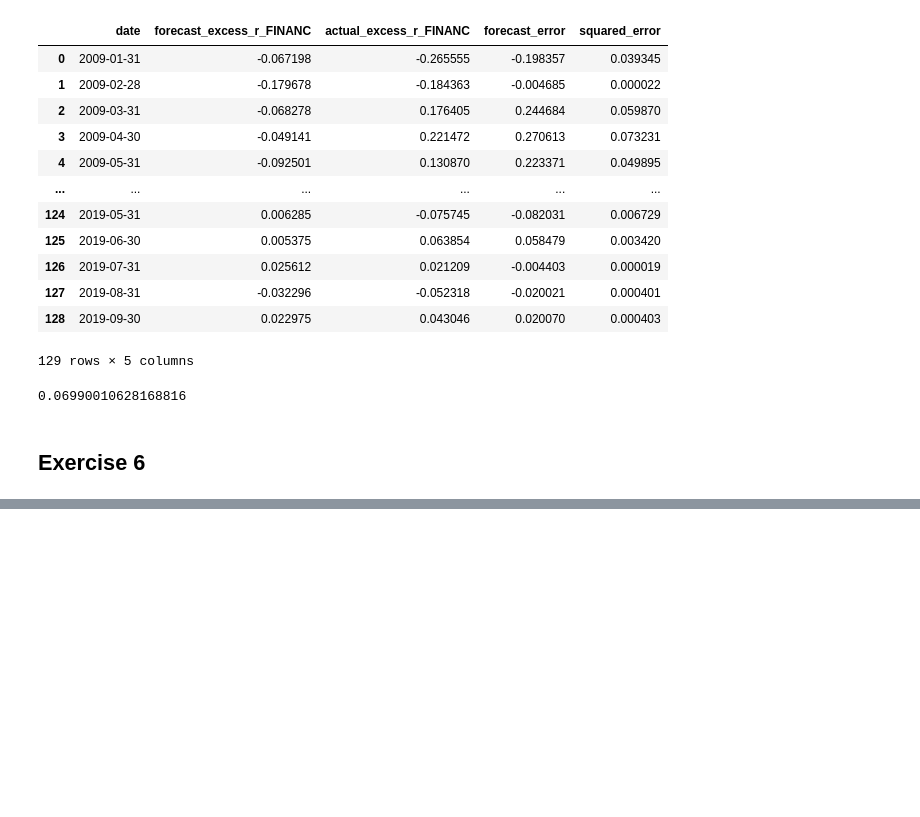
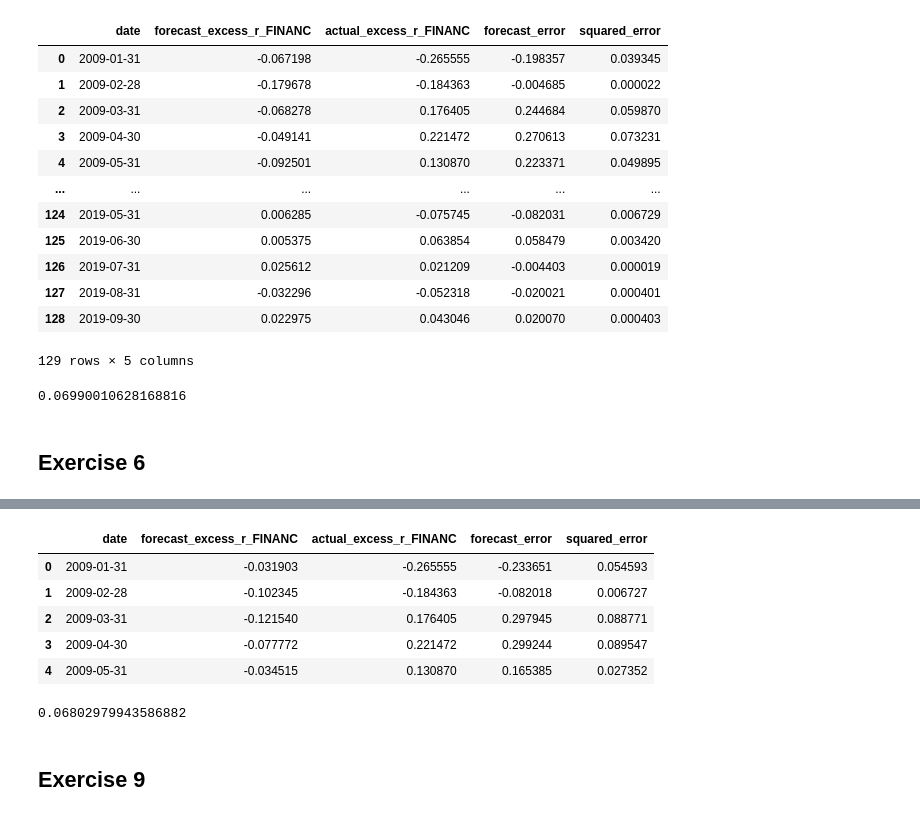
Before and after one commit to cyrilgabriele/FinancialEconometrics, a Jupyter notebook: homeworks/homework03/homework03.ipynb, the cells around one changed output, grey strips where cells are left out. Saved outputs shown, nothing was run; the diff lists cells and outputs as text; code cells hidden in the pictures; blank space fills up the shorter version.

```diff
--- a/homeworks/homework03/homework03.ipynb
+++ b/homeworks/homework03/homework03.ipynb
@@ -164,0 +209,15 @@ TODO: explicitly state that the p-value is extremly small even smaller than the
+# %%
+forecast_factor_model_df.head()
+# %% [output]
+|  | date | forecast_excess_r_FINANC | actual_excess_r_FINANC | forecast_error | squared_error |
+| 0 | 2009-01-31 | -0.031903 | -0.265555 | -0.233651 | 0.054593 |
+| 1 | 2009-02-28 | -0.102345 | -0.184363 | -0.082018 | 0.006727 |
+| 2 | 2009-03-31 | -0.121540 | 0.176405 | 0.297945 | 0.088771 |
+| 3 | 2009-04-30 | -0.077772 | 0.221472 | 0.299244 | 0.089547 |
+| 4 | 2009-05-31 | -0.034515 | 0.130870 | 0.165385 | 0.027352 |
+# %%
+rmse_factor_model
+# %% [output]
+0.06802979943586882
+# %% [markdown]
+## Exercise 9
```
Also changed, not shown: parts of 17 cells of this notebook, 1 other file.
